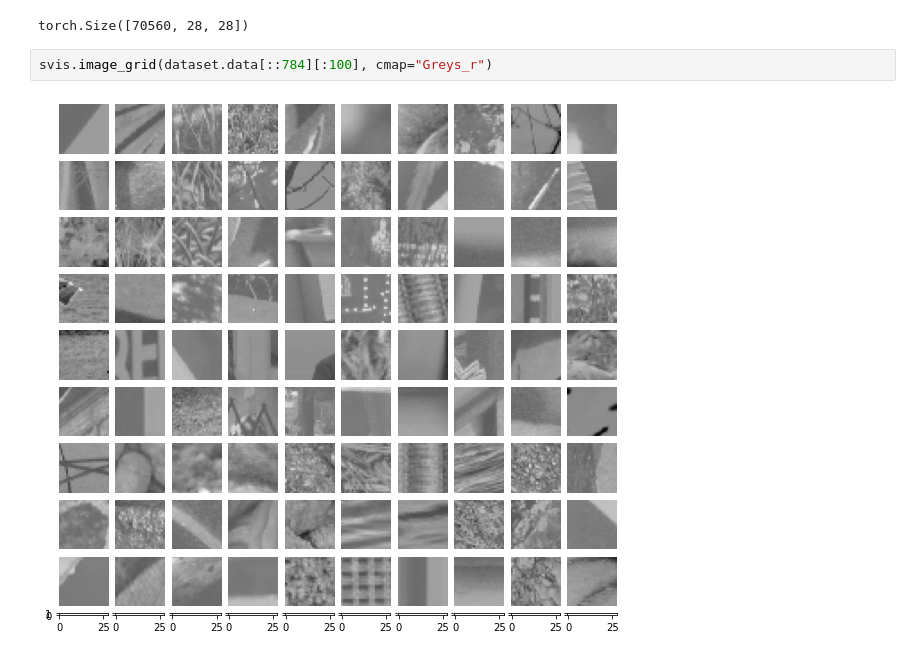
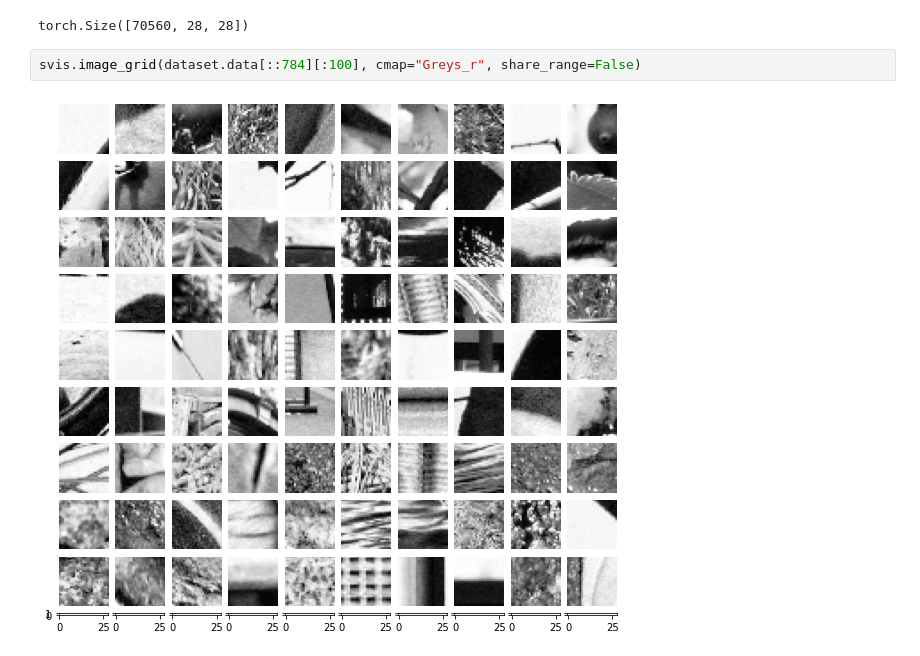
Before and after one commit to sophiaas/transform-datasets, a Jupyter notebook: notebooks/translating-natural-images.ipynb, the cells around one changed output. Drawn from its saved outputs; the diff is of its cells as text.

```diff
--- a/notebooks/translating-natural-images.ipynb
+++ b/notebooks/translating-natural-images.ipynb
@@ -30,6 +31,6 @@ dataset.data.shape
 # %% [output]
 torch.Size([70560, 28, 28])
 # %%
-svis.image_grid(dataset.data[::784][:100], cmap="Greys_r")
+svis.image_grid(dataset.data[::784][:100], cmap="Greys_r", share_range=False)
 # %% [output]
-[figure, old version]
+[figure, new version]
```
Also changed, not shown: parts of 8 cells of this notebook, 3 other files.
